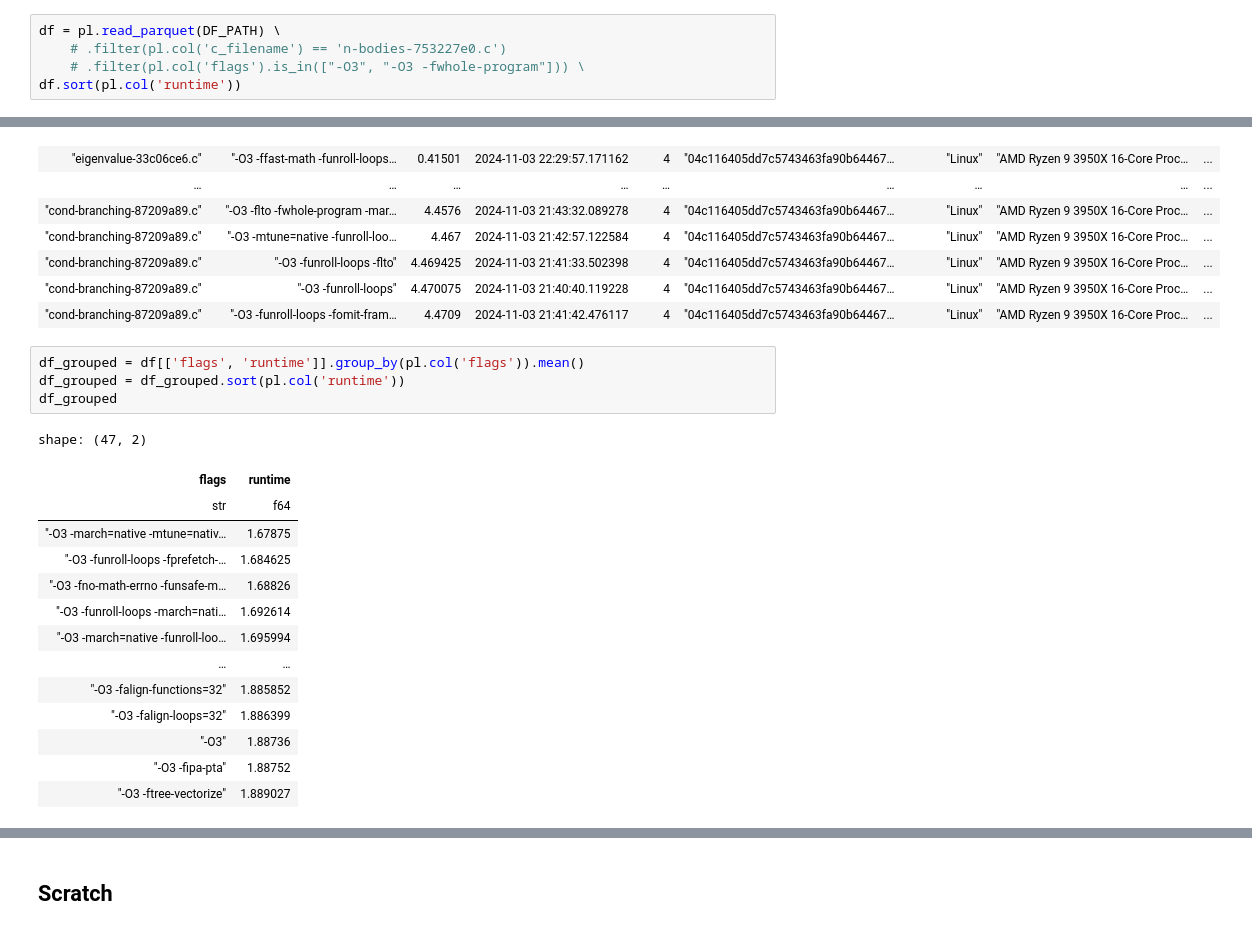
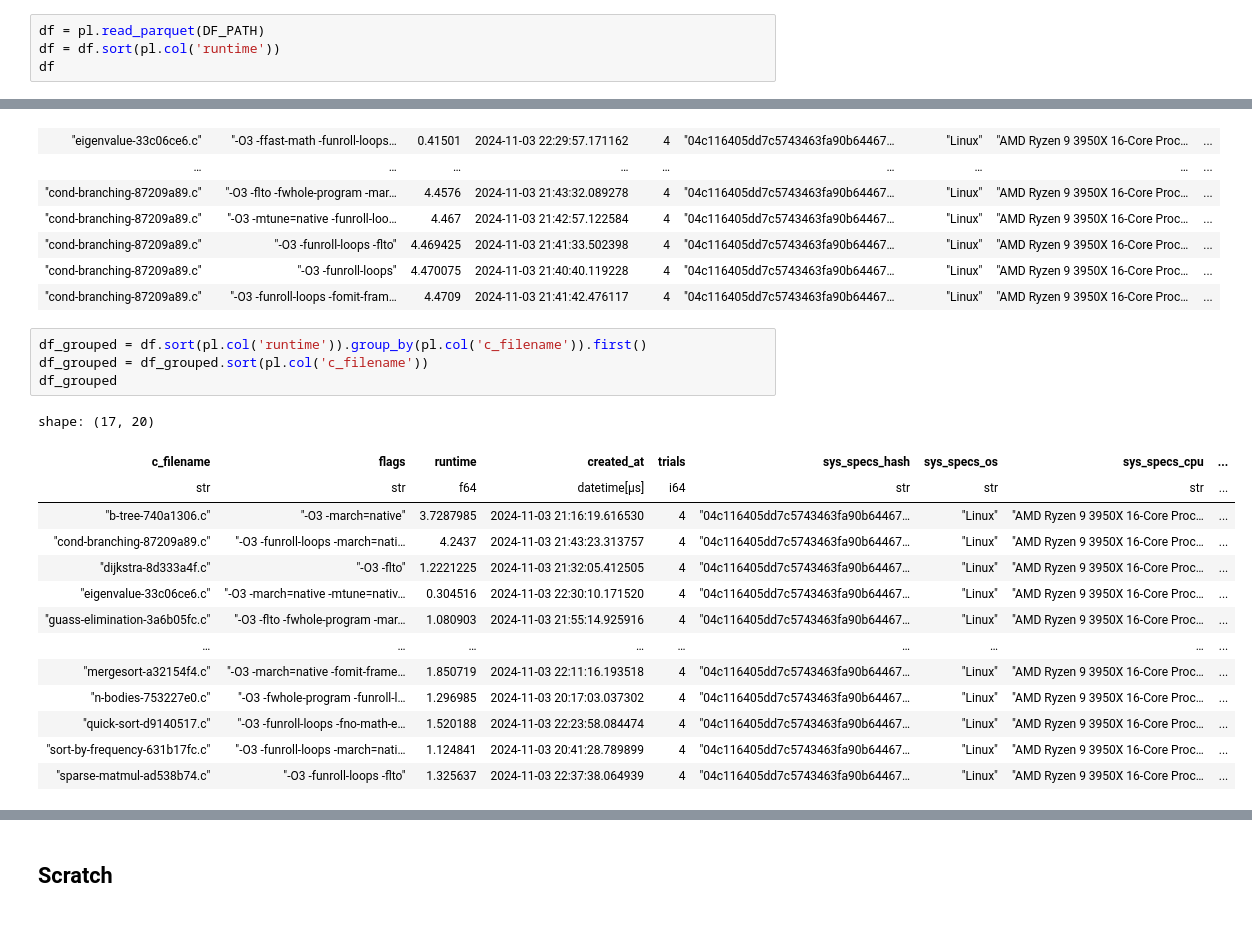
Before and after one commit to akneni/truffle-cpp, a Jupyter notebook: truf-pgo/script.ipynb, the cells around one changed output, grey strips where cells are left out. Saved outputs shown, nothing was run; the diff lists cells and outputs as text.

Commit message:
Train first Trufling model

```diff
--- a/truf-pgo/script.ipynb
+++ b/truf-pgo/script.ipynb
@@ -16,10 +27,9 @@ DF_PATH = './benchmarking-dataset/runtime-data.parquet'
 # %% [markdown]
 ## Data Visualization
 # %%
-df = pl.read_parquet(DF_PATH) \
-    # .filter(pl.col('c_filename') == 'n-bodies-753227e0.c')
-	# .filter(pl.col('flags').is_in(["-O3", "-O3 -fwhole-program"])) \
-df.sort(pl.col('runtime'))
+df = pl.read_parquet(DF_PATH)
+df = df.sort(pl.col('runtime'))
+df
 # %% [output]
 shape: (799, 20)
 | c_filename | flags | runtime | created_at | trials | sys_specs_hash | sys_specs_os | sys_specs_cpu | ... |
@@ -36,21 +46,21 @@ shape: (799, 20)
 | "cond-branching-87209a89.c" | "-O3 -funroll-loops" | 4.470075 | 2024-11-03 21:40:40.119228 | 4 | "04c116405dd7c5743463fa90b64467… | "Linux" | "AMD Ryzen 9 3950X 16-Core Proc… | ... |
 | "cond-branching-87209a89.c" | "-O3 -funroll-loops -fomit-fram… | 4.4709 | 2024-11-03 21:41:42.476117 | 4 | "04c116405dd7c5743463fa90b64467… | "Linux" | "AMD Ryzen 9 3950X 16-Core Proc… | ... |
 # %%
-df_grouped = df[['flags', 'runtime']].group_by(pl.col('flags')).mean()
-df_grouped = df_grouped.sort(pl.col('runtime'))
+df_grouped = df.sort(pl.col('runtime')).group_by(pl.col('c_filename')).first()
+df_grouped = df_grouped.sort(pl.col('c_filename'))
 df_grouped
 # %% [output]
-shape: (47, 2)
+shape: (17, 20)
-| flags | runtime |
-| str | f64 |
-| "-O3 -march=native -mtune=nativ… | 1.67875 |
-| "-O3 -funroll-loops -fprefetch-… | 1.684625 |
-| "-O3 -fno-math-errno -funsafe-m… | 1.68826 |
-| "-O3 -funroll-loops -march=nati… | 1.692614 |
-| "-O3 -march=native -funroll-loo… | 1.695994 |
-| … | … |
-| "-O3 -falign-functions=32" | 1.885852 |
-| "-O3 -falign-loops=32" | 1.886399 |
-| "-O3" | 1.88736 |
-| "-O3 -fipa-pta" | 1.88752 |
-| "-O3 -ftree-vectorize" | 1.889027 |
+| c_filename | flags | runtime | created_at | trials | sys_specs_hash | sys_specs_os | sys_specs_cpu | ... |
+| str | str | f64 | datetime[μs] | i64 | str | str | str | ... |
+| "b-tree-740a1306.c" | "-O3 -march=native" | 3.7287985 | 2024-11-03 21:16:19.616530 | 4 | "04c116405dd7c5743463fa90b64467… | "Linux" | "AMD Ryzen 9 3950X 16-Core Proc… | ... |
+| "cond-branching-87209a89.c" | "-O3 -funroll-loops -march=nati… | 4.2437 | 2024-11-03 21:43:23.313757 | 4 | "04c116405dd7c5743463fa90b64467… | "Linux" | "AMD Ryzen 9 3950X 16-Core Proc… | ... |
+| "dijkstra-8d333a4f.c" | "-O3 -flto" | 1.2221225 | 2024-11-03 21:32:05.412505 | 4 | "04c116405dd7c5743463fa90b64467… | "Linux" | "AMD Ryzen 9 3950X 16-Core Proc… | ... |
+| "eigenvalue-33c06ce6.c" | "-O3 -march=native -mtune=nativ… | 0.304516 | 2024-11-03 22:30:10.171520 | 4 | "04c116405dd7c5743463fa90b64467… | "Linux" | "AMD Ryzen 9 3950X 16-Core Proc… | ... |
+| "guass-elimination-3a6b05fc.c" | "-O3 -flto -fwhole-program -mar… | 1.080903 | 2024-11-03 21:55:14.925916 | 4 | "04c116405dd7c5743463fa90b64467… | "Linux" | "AMD Ryzen 9 3950X 16-Core Proc… | ... |
+| … | … | … | … | … | … | … | … | ... |
+| "mergesort-a32154f4.c" | "-O3 -march=native -fomit-frame… | 1.850719 | 2024-11-03 22:11:16.193518 | 4 | "04c116405dd7c5743463fa90b64467… | "Linux" | "AMD Ryzen 9 3950X 16-Core Proc… | ... |
+| "n-bodies-753227e0.c" | "-O3 -fwhole-program -funroll-l… | 1.296985 | 2024-11-03 20:17:03.037302 | 4 | "04c116405dd7c5743463fa90b64467… | "Linux" | "AMD Ryzen 9 3950X 16-Core Proc… | ... |
+| "quick-sort-d9140517.c" | "-O3 -funroll-loops -fno-math-e… | 1.520188 | 2024-11-03 22:23:58.084474 | 4 | "04c116405dd7c5743463fa90b64467… | "Linux" | "AMD Ryzen 9 3950X 16-Core Proc… | ... |
+| "sort-by-frequency-631b17fc.c" | "-O3 -funroll-loops -march=nati… | 1.124841 | 2024-11-03 20:41:28.789899 | 4 | "04c116405dd7c5743463fa90b64467… | "Linux" | "AMD Ryzen 9 3950X 16-Core Proc… | ... |
+| "sparse-matmul-ad538b74.c" | "-O3 -funroll-loops -flto" | 1.325637 | 2024-11-03 22:37:38.064939 | 4 | "04c116405dd7c5743463fa90b64467… | "Linux" | "AMD Ryzen 9 3950X 16-Core Proc… | ... |
```
Also changed, not shown: parts of 21 cells of this notebook, 9 other files.
